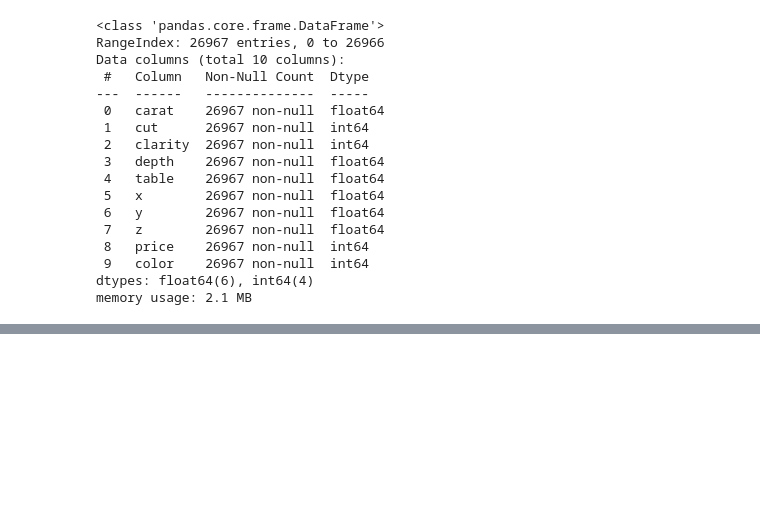
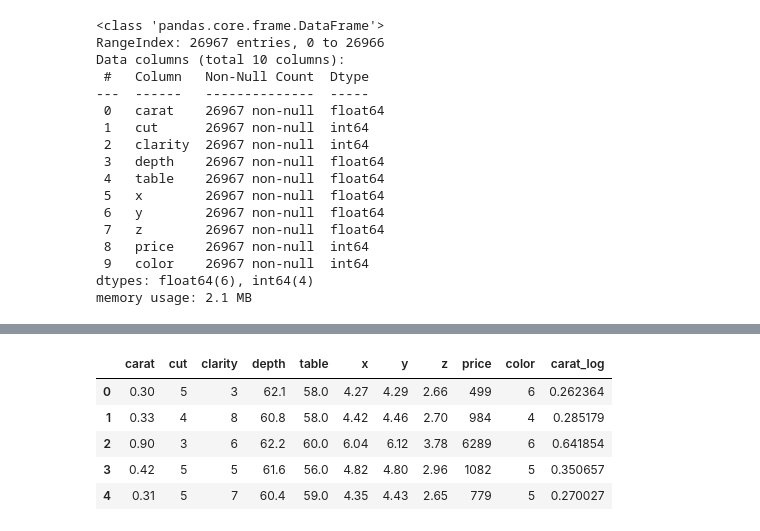
Before and after one commit to Ashokyaganti27/ML-Project, a Jupyter notebook: notebook/EDA.ipynb, the cells around one changed output, grey strips where cells are left out. Cells and saved outputs as stored; diff of their text form; code cells hidden in the pictures; blank space fills up the shorter version.

```diff
--- a/notebook/EDA.ipynb
+++ b/notebook/EDA.ipynb
@@ -472,0 +526,9 @@ memory usage: 2.1 MB
+# %%
+dfs.head()
+# %% [output]
+|  | carat | cut | clarity | depth | table | x | y | z | price | color | carat_log |
+| 0 | 0.30 | 5 | 3 | 62.1 | 58.0 | 4.27 | 4.29 | 2.66 | 499 | 6 | 0.262364 |
+| 1 | 0.33 | 4 | 8 | 60.8 | 58.0 | 4.42 | 4.46 | 2.70 | 984 | 4 | 0.285179 |
+| 2 | 0.90 | 3 | 6 | 62.2 | 60.0 | 6.04 | 6.12 | 3.78 | 6289 | 6 | 0.641854 |
+| 3 | 0.42 | 5 | 5 | 61.6 | 56.0 | 4.82 | 4.80 | 2.96 | 1082 | 5 | 0.350657 |
+| 4 | 0.31 | 5 | 7 | 60.4 | 59.0 | 4.35 | 4.43 | 2.65 | 779 | 5 | 0.270027 |
```
Also changed, not shown: parts of 16 cells of this notebook, 1 other file.
